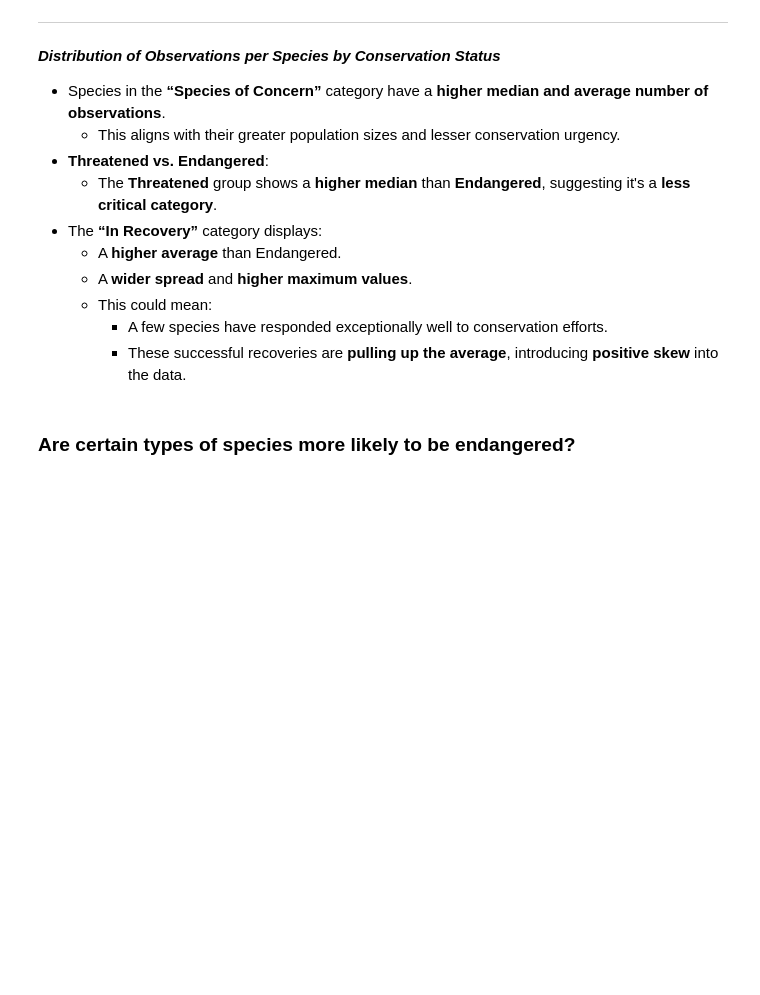
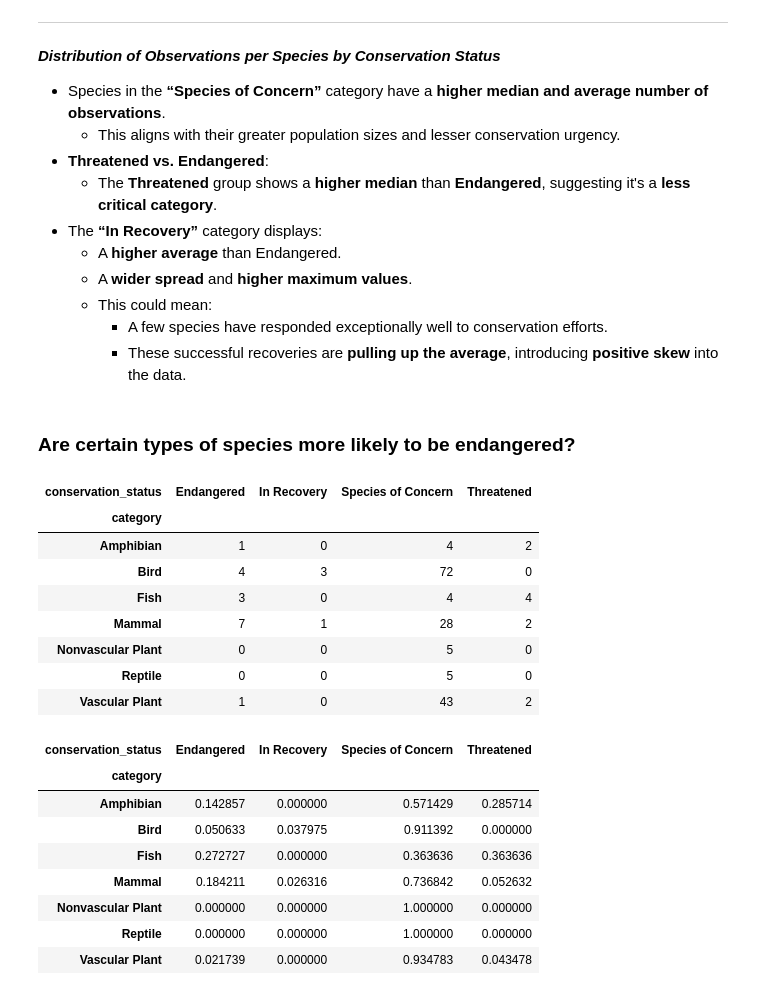
Before and after one commit to RenatoMateo/data-analyst-projects, a Jupyter notebook: biodiversity.ipynb, the cells around one changed output. Saved outputs shown, nothing was run; the diff lists cells and outputs as text; code cells hidden in the pictures; blank space fills up the shorter version.

```diff
--- a/biodiversity.ipynb
+++ b/biodiversity.ipynb
@@ -545,3 +547,31 @@ After visualizing and analyzing the data, I can draw the following insights:
     - These successful recoveries are **pulling up the average**, introducing **positive skew** into the data.
 # %% [markdown]
 ### Are certain types of species more likely to be endangered?
+# %%
+# Filter Null Values of the dataset species_info.
+not_null_species_conservation = species_info[species_info["conservation_status"].notnull()]
+# Count how many unique species per category and conservation status.
+category_status_counts = pd.crosstab(not_null_species_conservation["category"],not_null_species_conservation["conservation_status"])
+display(category_status_counts)
+# Get the proportion per category
+category_status_proportions = pd.crosstab(not_null_species_conservation["category"],not_null_species_conservation["conservation_status"],normalize='index')
+display(category_status_proportions)
+# %% [output]
+| conservation_status | Endangered | In Recovery | Species of Concern | Threatened |
+| category |  |  |  |  |
+| Amphibian | 1 | 0 | 4 | 2 |
+| Bird | 4 | 3 | 72 | 0 |
+| Fish | 3 | 0 | 4 | 4 |
+| Mammal | 7 | 1 | 28 | 2 |
+| Nonvascular Plant | 0 | 0 | 5 | 0 |
+| Reptile | 0 | 0 | 5 | 0 |
+| Vascular Plant | 1 | 0 | 43 | 2 |
+| conservation_status | Endangered | In Recovery | Species of Concern | Threatened |
+| category |  |  |  |  |
+| Amphibian | 0.142857 | 0.000000 | 0.571429 | 0.285714 |
+| Bird | 0.050633 | 0.037975 | 0.911392 | 0.000000 |
+| Fish | 0.272727 | 0.000000 | 0.363636 | 0.363636 |
+| Mammal | 0.184211 | 0.026316 | 0.736842 | 0.052632 |
+| Nonvascular Plant | 0.000000 | 0.000000 | 1.000000 | 0.000000 |
+| Reptile | 0.000000 | 0.000000 | 1.000000 | 0.000000 |
+| Vascular Plant | 0.021739 | 0.000000 | 0.934783 | 0.043478 |
```
Also changed, not shown: parts of 4 cells of this notebook.
